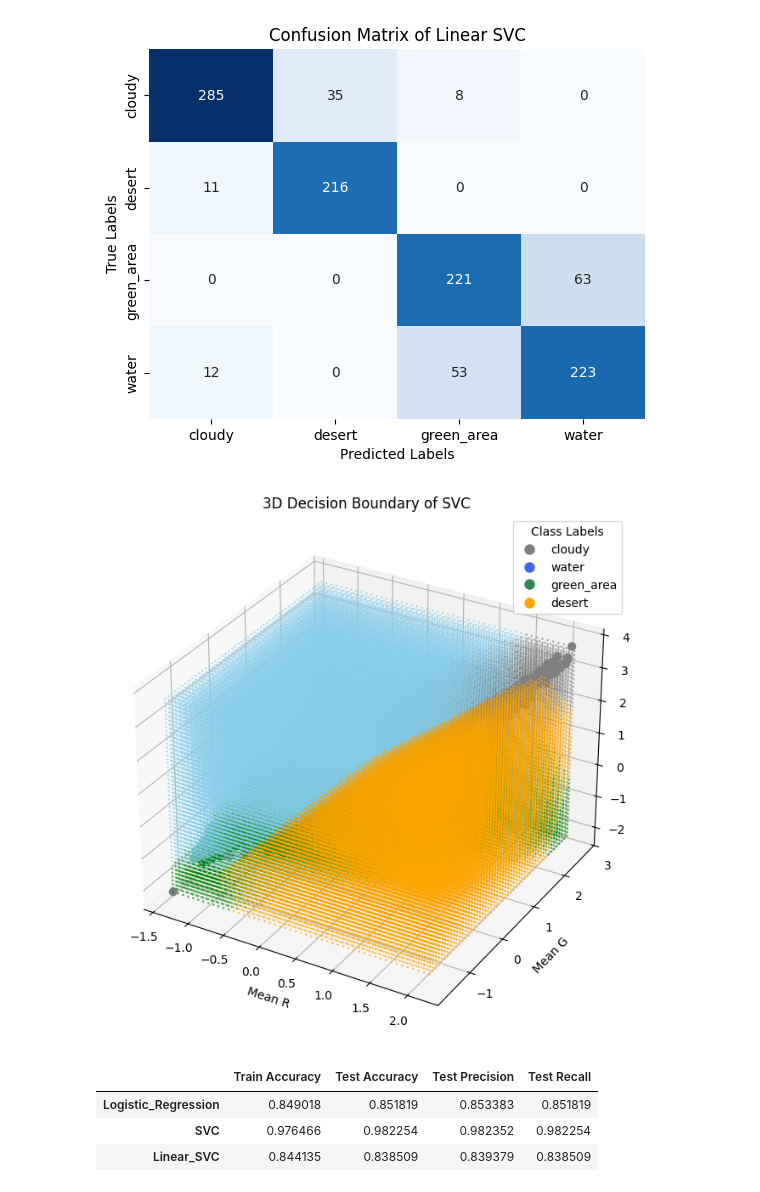
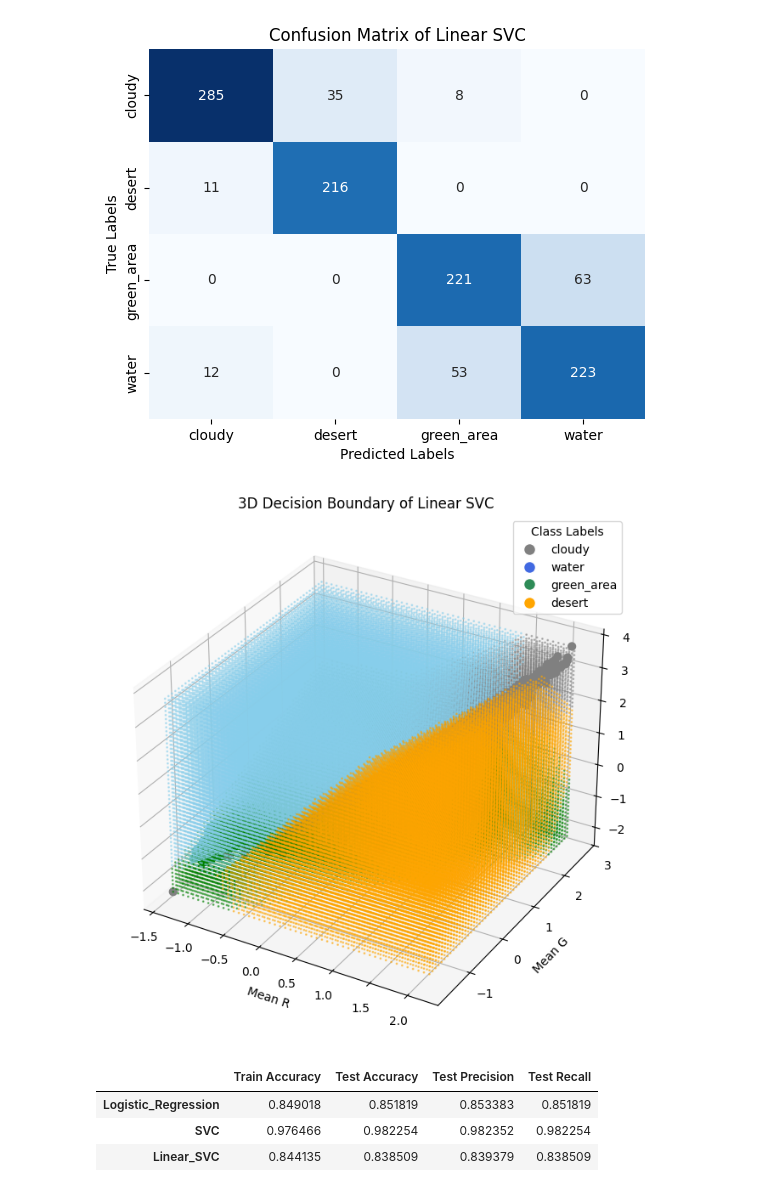
Before and after one commit to 10sajan10/CS6830_Project7, a Jupyter notebook: Project_7.ipynb, the cells around one changed output. Cells and saved outputs as stored; diff of their text form; code cells hidden in the pictures.

```diff
--- a/Project_7.ipynb
+++ b/Project_7.ipynb
@@ -468,35 +468,35 @@ xx, yy, zz = np.meshgrid(
 )
 
 data_mesh = np.c_[xx.ravel(), yy.ravel(), zz.ravel()]
 Z = lin_svc.predict((data_mesh))  # Transform the mesh grid for predictions
 
 fig = plt.figure(figsize=(12, 8))
 ax = fig.add_subplot(111, projection='3d')
 
 # Scatter plot for the original training data points
 ax.scatter(trainX[:, 0], trainX[:, 1], trainX[:, 2],
            c=[label_mapping[label] for label in trainY],
            alpha=1, s=40, label='Training Data')
 
 # Visualize the decision boundary
 ax.scatter(data_mesh[:, 0], data_mesh[:, 1], data_mesh[:, 2],
            c=[label_mapping[label] for label in Z],
            alpha=0.5, s=1)
 
 # Labels and title
 ax.set_xlabel('Mean R')
 ax.set_ylabel('Mean G')
 ax.set_zlabel('Mean B')
-ax.set_title('3D Decision Boundary of SVC')
+ax.set_title('3D Decision Boundary of Linear SVC')
 
 # Create a legend
 handles = [plt.Line2D([0], [0], marker='o', color='w', markerfacecolor=color_mapping[label], markersize=10)
            for label in color_mapping]
 ax.legend(handles, color_mapping.keys(), title="Class Labels")
 
 plt.show()
 # %% [output]
-[figure, old version]
+[figure, new version]
 # %%
 df_scores = pd.DataFrame({'Train Accuracy': trainscore, 'Test Accuracy': test_accuracy,
                           'Test Precision': test_precision,'Test Recall': test_recall})
```
Also changed, not shown: parts of 3 cells of this notebook.
